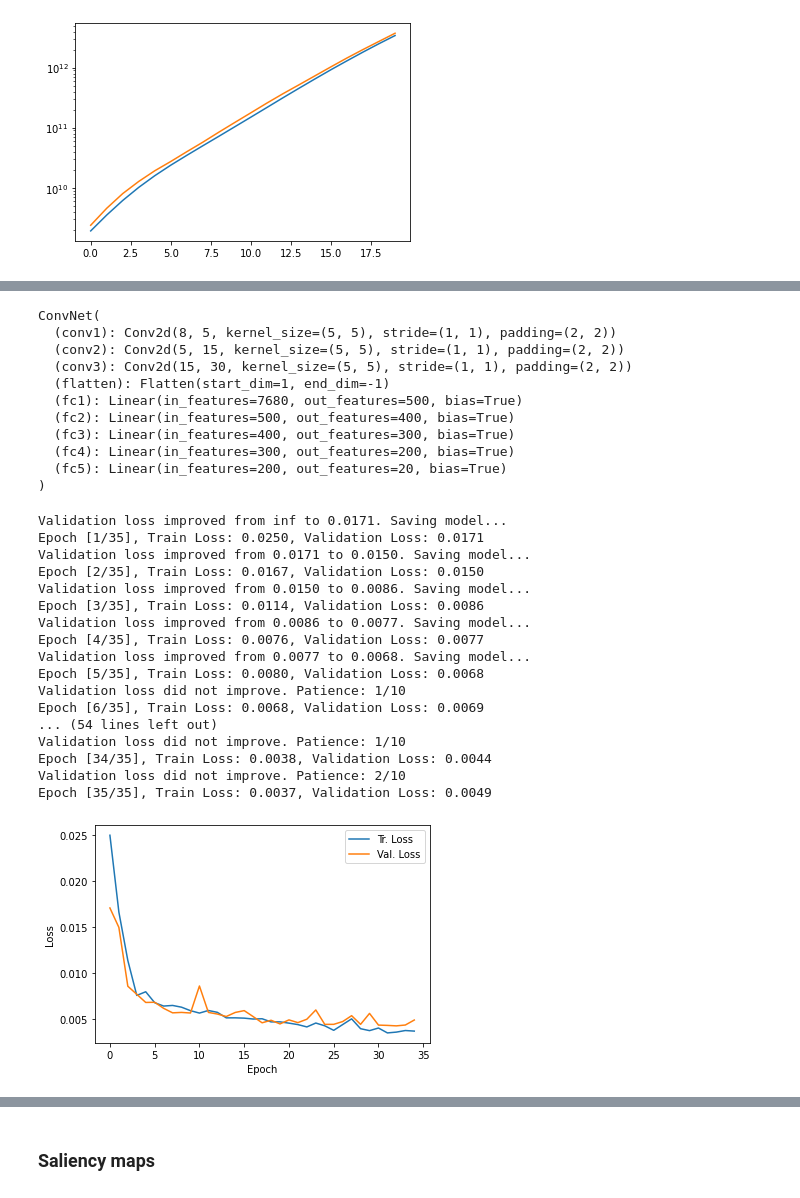
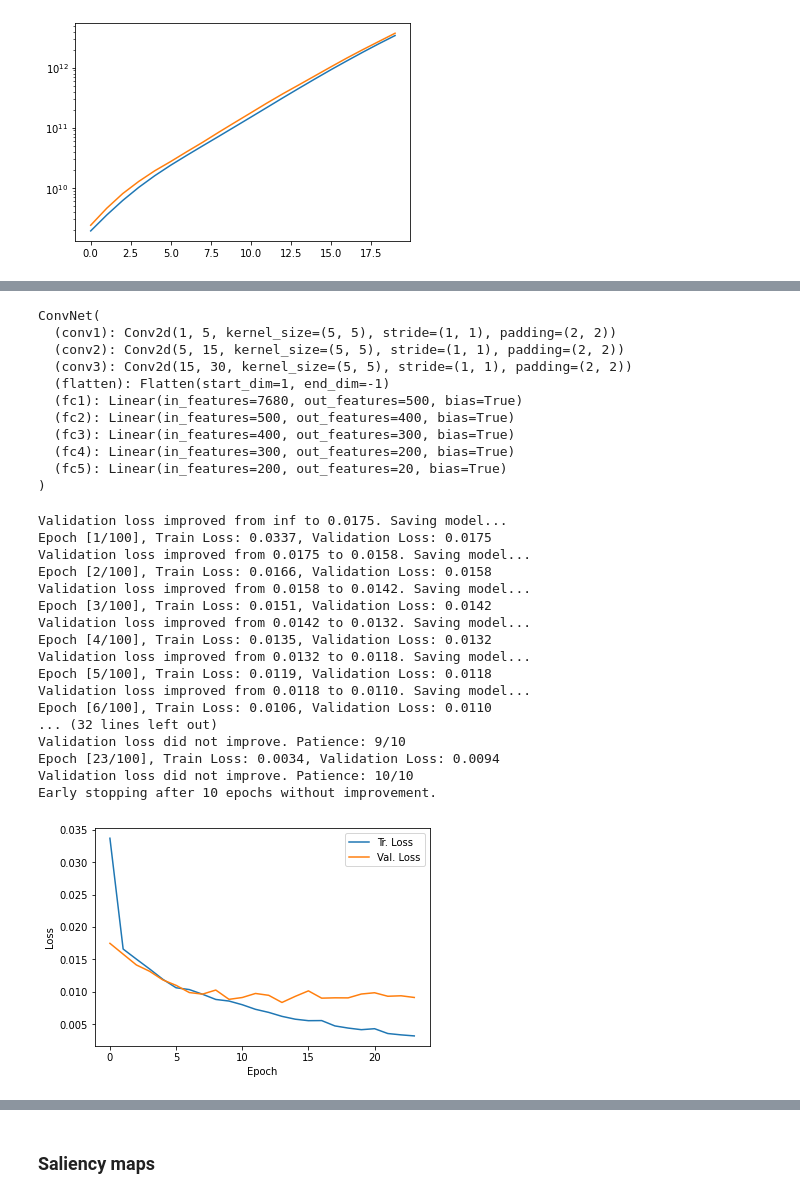
Before and after one commit to Martindelosrios/MaDaMe, a Jupyter notebook: codes/CNNs.ipynb, the cells around one changed output, grey strips where cells are left out. Saved outputs shown, nothing was run; the diff lists cells and outputs as text; code cells hidden in the pictures.

```diff
--- a/codes/CNNs.ipynb
+++ b/codes/CNNs.ipynb
@@ -78,5 +78,7 @@ images = np.nan_to_num(images, nan=0)
 # %%
 #images = images[:100,:,:,:]
 #labels = labels[:100,:]
+# %%
+images = images[:,5,:,:].reshape(nobs,1,npix,npix)
 # %%
 nobs,nch, npix, _ = images.shape
@@ -430,7 +465,7 @@ optimizer = optim.Adam(model.parameters(), lr=0.001)
 print(model)
 # %% [output]
 ConvNet(
-  (conv1): Conv2d(8, 5, kernel_size=(5, 5), stride=(1, 1), padding=(2, 2))
+  (conv1): Conv2d(1, 5, kernel_size=(5, 5), stride=(1, 1), padding=(2, 2))
   (conv2): Conv2d(5, 15, kernel_size=(5, 5), stride=(1, 1), padding=(2, 2))
   (conv3): Conv2d(15, 30, kernel_size=(5, 5), stride=(1, 1), padding=(2, 2))
   (flatten): Flatten(start_dim=1, end_dim=-1)
@@ -450,13 +485,13 @@ train_loader = DataLoader(train_dataset, batch_size=32, shuffle=True)
 val_loader   = DataLoader(val_dataset, batch_size=32, shuffle=False)
 test_loader  = DataLoader(test_dataset, batch_size=32, shuffle=False)
 # %%
-num_epochs = 35
+num_epochs = 100
 
 patience = 10  # Número de épocas a esperar antes de detener el entrenamiento si no hay mejora
 best_val_loss = float('inf')  # Inicializar con un valor muy alto
 epochs_without_improvement = 0  # Contador para el early stopping
 
-name = '8ch'
+name = 'HI0'
 # Ruta donde se guardará el mejor modelo
 best_model_path = '../data/models/best_model_' + name + '.pth'
 
@@ -506,49 +541,49 @@ for epoch in range(num_epochs):
     # Promedio de la pérdida de validación
     avg_val_loss = running_val_loss / len(val_loader)
     val_loss.append(avg_val_loss)
 
     if avg_val_loss < best_val_loss:
         print(f'Validation loss improved from {best_val_loss:.4f} to {avg_val_loss:.4f}. Saving model...')
         best_val_loss = avg_val_loss
         epochs_without_improvement = 0  # Reiniciar el contador
         # Guardar el mejor modelo
         torch.save(model.state_dict(), best_model_path)
     else:
         epochs_without_improvement += 1
         print(f'Validation loss did not improve. Patience: {epochs_without_improvement}/{patience}')
 
     # Detener el entrenamiento si no hay mejora en `patience` épocas
     if epochs_without_improvement >= patience:
         print(f'Early stopping after {patience} epochs without improvement.')
         break
     # Imprimir estadísticas de la época
     print(f"Epoch [{epoch+1}/{num_epochs}], "
           f"Train Loss: {avg_train_loss:.4f}, "
           f"Validation Loss: {avg_val_loss:.4f}")
 
 plt.plot(train_loss, label = 'Tr. Loss')
 plt.plot(val_loss, label = 'Val. Loss')
 plt.xlabel('Epoch')
 plt.ylabel('Loss')
 plt.legend()
 plt.savefig('../graphs/Loss_' + name + '.pdf')
 # %% [output]
-Validation loss improved from inf to 0.0171. Saving model...
-Epoch [1/35], Train Loss: 0.0250, Validation Loss: 0.0171
-Validation loss improved from 0.0171 to 0.0150. Saving model...
-Epoch [2/35], Train Loss: 0.0167, Validation Loss: 0.0150
-Validation loss improved from 0.0150 to 0.0086. Saving model...
-Epoch [3/35], Train Loss: 0.0114, Validation Loss: 0.0086
-Validation loss improved from 0.0086 to 0.0077. Saving model...
-Epoch [4/35], Train Loss: 0.0076, Validation Loss: 0.0077
-Validation loss improved from 0.0077 to 0.0068. Saving model...
-Epoch [5/35], Train Loss: 0.0080, Validation Loss: 0.0068
-Validation loss did not improve. Patience: 1/10
-Epoch [6/35], Train Loss: 0.0068, Validation Loss: 0.0069
-... (54 lines left out)
-Validation loss did not improve. Patience: 1/10
-Epoch [34/35], Train Loss: 0.0038, Validation Loss: 0.0044
-Validation loss did not improve. Patience: 2/10
-Epoch [35/35], Train Loss: 0.0037, Validation Loss: 0.0049
+Validation loss improved from inf to 0.0175. Saving model...
+Epoch [1/100], Train Loss: 0.0337, Validation Loss: 0.0175
+Validation loss improved from 0.0175 to 0.0158. Saving model...
+Epoch [2/100], Train Loss: 0.0166, Validation Loss: 0.0158
+Validation loss improved from 0.0158 to 0.0142. Saving model...
+Epoch [3/100], Train Loss: 0.0151, Validation Loss: 0.0142
+Validation loss improved from 0.0142 to 0.0132. Saving model...
+Epoch [4/100], Train Loss: 0.0135, Validation Loss: 0.0132
+Validation loss improved from 0.0132 to 0.0118. Saving model...
+Epoch [5/100], Train Loss: 0.0119, Validation Loss: 0.0118
+Validation loss improved from 0.0118 to 0.0110. Saving model...
+Epoch [6/100], Train Loss: 0.0106, Validation Loss: 0.0110
+... (32 lines left out)
+Validation loss did not improve. Patience: 9/10
+Epoch [23/100], Train Loss: 0.0034, Validation Loss: 0.0094
+Validation loss did not improve. Patience: 10/10
+Early stopping after 10 epochs without improvement.
-[figure, old version]
+[figure, new version]
 # %%
```
Also changed, not shown: parts of 16 cells of this notebook.
